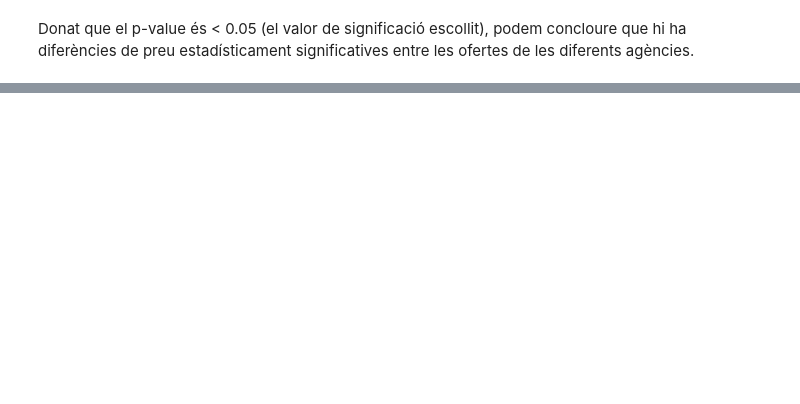
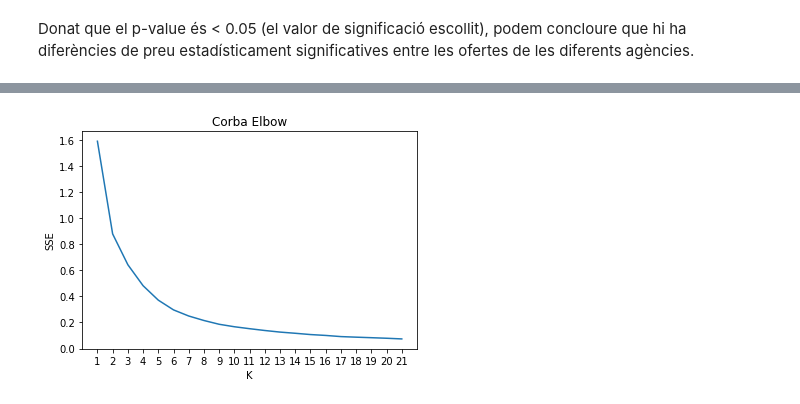
Before and after one commit to xordi/TPCD_Practica2, a Jupyter notebook: src/notebook.ipynb, the cells around one changed output, grey strips where cells are left out. Saved outputs shown, nothing was run; the diff lists cells and outputs as text; code cells hidden in the pictures; blank space fills up the shorter version.

```diff
--- a/src/notebook.ipynb
+++ b/src/notebook.ipynb
@@ -423,0 +724,22 @@ Donat que el p-value és < 0.05 (el valor de significació escollit), podem conc
+# %%
+from sklearn import cluster
+from sklearn.preprocessing import scale
+
+apartments_cl = apartments[apartments['diff_mitjana'] > 0].copy()
+apartments_cl['diff_mitjana_positive'] = (apartments_cl['price']/(apartments_cl['neighb_meanprice']*apartments_cl['sqft_m2']))-1
+points = apartments_cl[["longitude", "latitude"]].values
+X = apartments_cl[['longitude','latitude']].values
+
+Nc = range(1, 22)
+kmeans = [cluster.KMeans(n_clusters=i) for i in Nc]
+kmeans
+score = [kmeans[i].fit(X,sample_weight=apartments_cl.diff_mitjana_positive).inertia_ for i in range(len(kmeans))]
+score
+plt.plot(Nc,score)
+plt.xlabel('K')
+plt.ylabel('SSE')
+plt.title('Corba Elbow')
+plt.xticks(Nc)
+plt.show()
+# %% [output]
+[figure, added]
```
Also changed, not shown: parts of 51 cells of this notebook, 4 other files.
